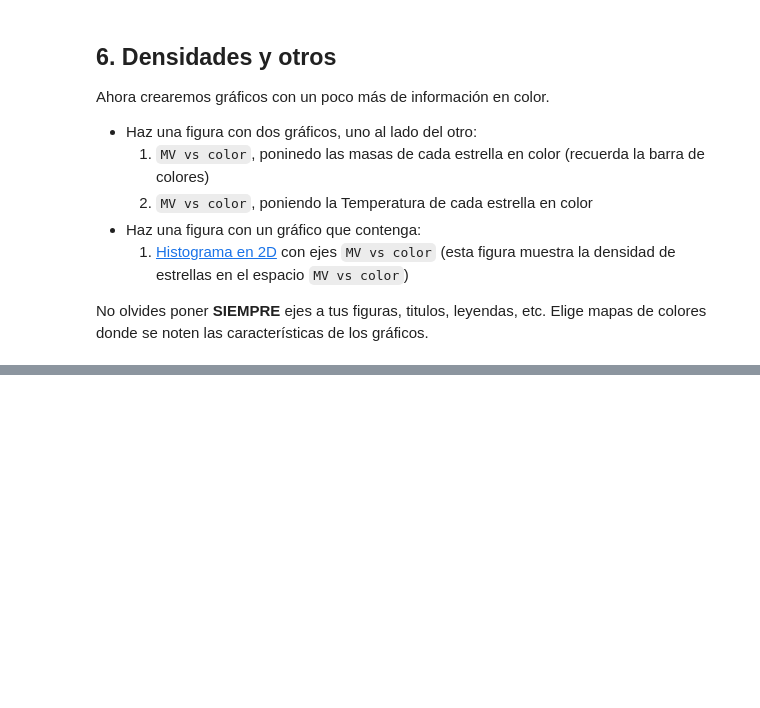
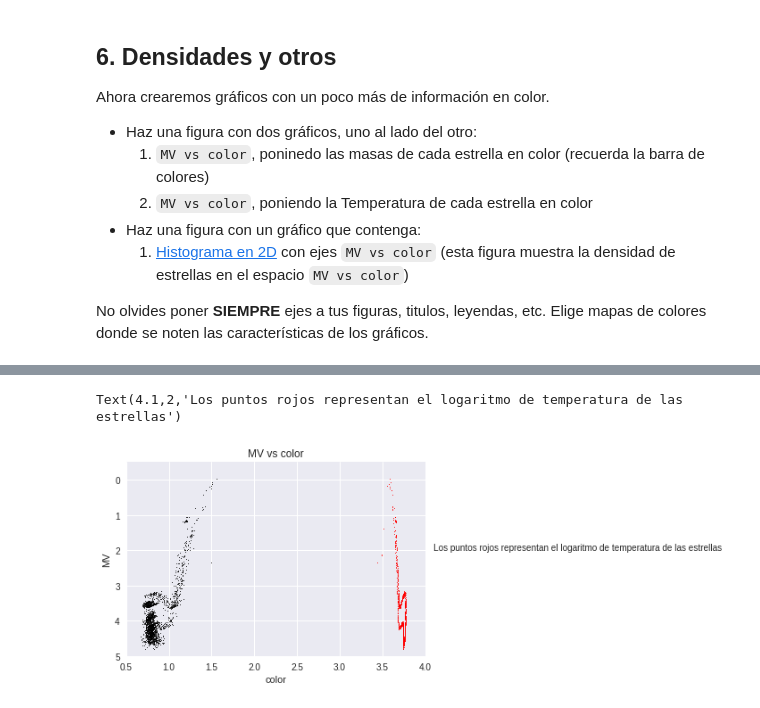
Before and after one commit to felipe34asaav/minitarea2, a Jupyter notebook: minitarea2.ipynb, the cells around one changed output, grey strips where cells are left out. Cells and saved outputs as stored; diff of their text form; code cells hidden in the pictures; blank space fills up the shorter version.

```diff
--- a/minitarea2.ipynb
+++ b/minitarea2.ipynb
@@ -202,0 +174,13 @@ plt.gca().invert_yaxis()
+# %%
+# plot cmd hist2D
+plt.plot(datos[:,4][datos_filtrados],MV[datos_filtrados],"o",color="red",markersize=1)
+plt.plot(color[datos_filtrados],MV[datos_filtrados],"o",color="black",markersize=1)
+plt.gca().invert_yaxis()
+plt.axis([0.5, 4, 5, -0.5])
+plt.xlabel("color")
+plt.ylabel("MV")
+plt.title("MV vs color")
+plt.text(4.1,2,"Los puntos rojos representan el logaritmo de temperatura de las estrellas",rotation=0,size=10)
+# %% [output]
+Text(4.1,2,'Los puntos rojos representan el logaritmo de temperatura de las estrellas')
+[figure, added]
```
Also changed, not shown: parts of 7 cells of this notebook.
